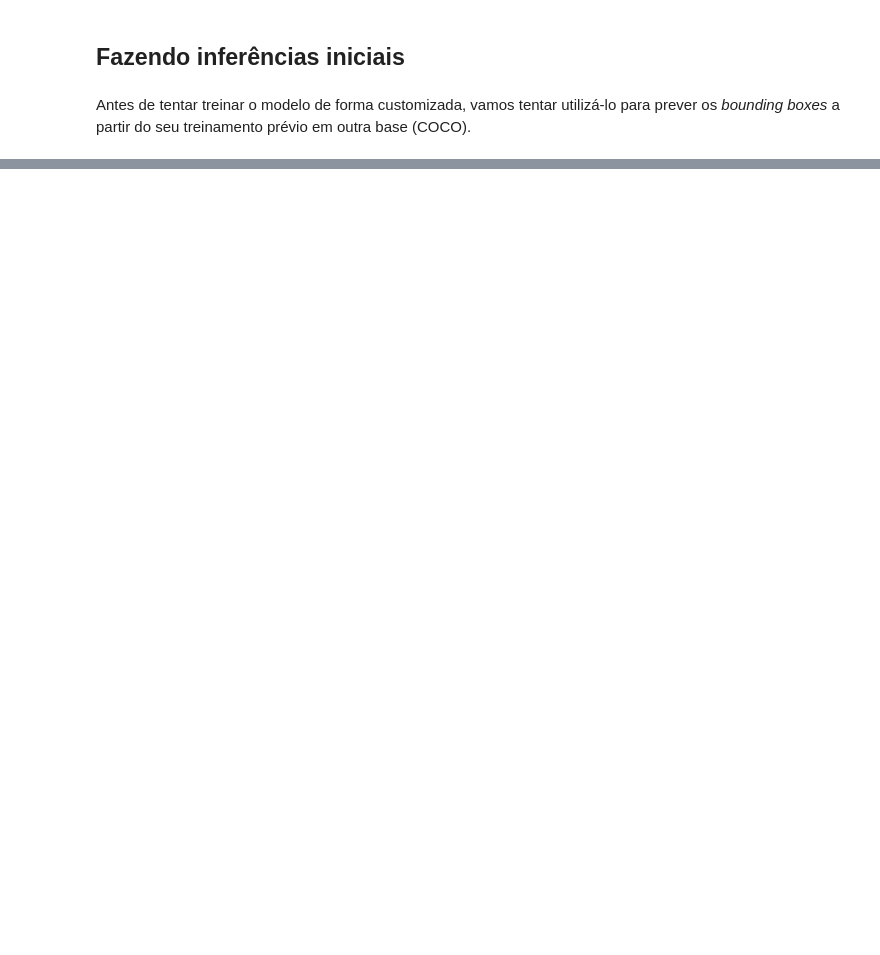
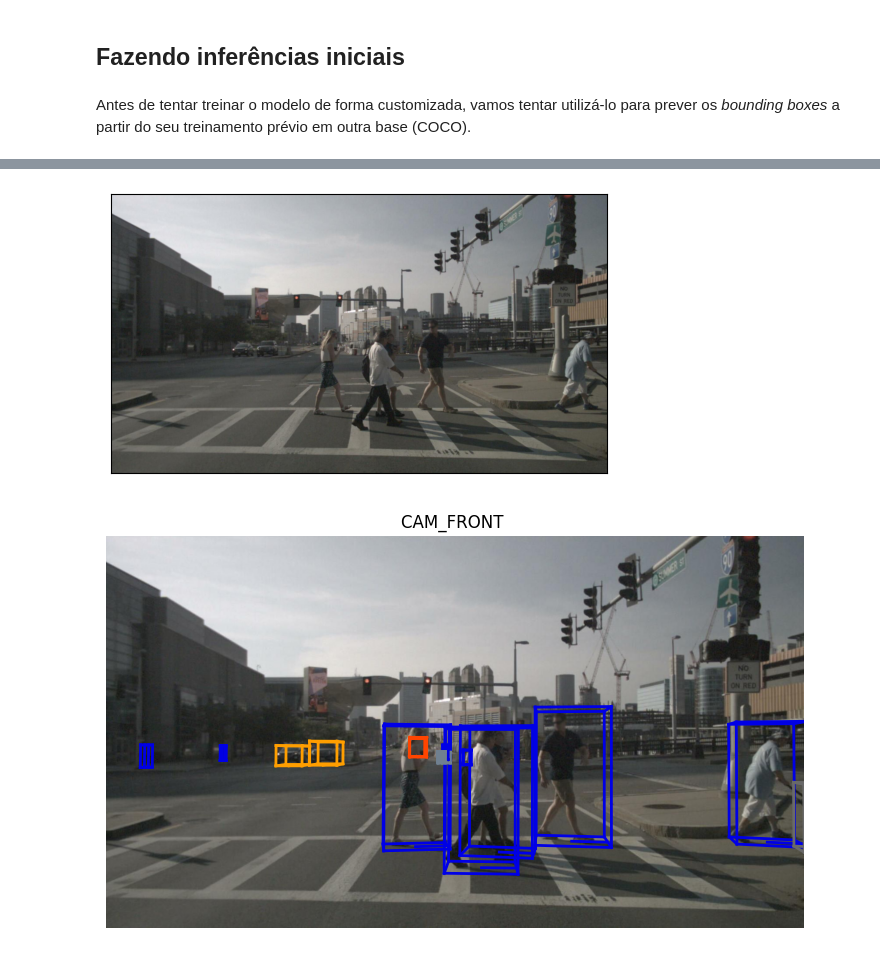
Before and after one commit to VRUs-UFSCar/nuScenes-exploration, a Jupyter notebook: notebooks/models_exploration/faster_rcnn.ipynb, the cells around one changed output, grey strips where cells are left out. Saved outputs shown, nothing was run; the diff lists cells and outputs as text; code cells hidden in the pictures; blank space fills up the shorter version.

```diff
--- a/notebooks/models_exploration/faster_rcnn.ipynb
+++ b/notebooks/models_exploration/faster_rcnn.ipynb
@@ -60,0 +68,3 @@ from nuscenes.nuscenes import NuScenes
+# %%
+data_path = '../../data'  # Caminho até o diretório onde os dados da nuscenes estão
+nusc = NuScenes(version='v1.0-mini', dataroot=data_path, verbose=True)  # Carrega o dataset
@@ -64,0 +100,13 @@ Antes de tentar treinar o modelo de forma customizada, vamos tentar utilizá-lo
+# %%
+plt.rcParams["savefig.bbox"] = 'tight'
+
+
+def show(imgs):
+    if not isinstance(imgs, list):
+        imgs = [imgs]
+    fig, axs = plt.subplots(ncols=len(imgs), squeeze=False)
+    for i, img in enumerate(imgs):
+        img = img.detach()
+        img = F.to_pil_image(img)
+        axs[0, i].imshow(np.asarray(img))
+        axs[0, i].set(xticklabels=[], yticklabels=[], xticks=[], yticks=[])
@@ -64,0 +115,9 @@ Antes de tentar treinar o modelo de forma customizada, vamos tentar utilizá-lo
+# %%
+def load_nuscenes_image(sample_num):
+    '''
+    Carrega a imagem da câmera frontal do sample `sample_num`
+    '''
+    sample_data = nusc.get('sample_data', nusc.sample[sample_num]['data']['CAM_FRONT'])
+    image_path = os.path.join(data_path, sample_data['filename'])
+    image = read_image(image_path)
+    return sample_data, image
@@ -64,0 +132,8 @@ Antes de tentar treinar o modelo de forma customizada, vamos tentar utilizá-lo
+# %%
+sample_data_2, image_2 = load_nuscenes_image(110)
+
+show(image_2)
+nusc.render_sample_data(sample_data_2['token'])
+# %% [output]
+[figure, added]
+[figure, added]
```
Also changed, not shown: parts of 16 cells of this notebook.
